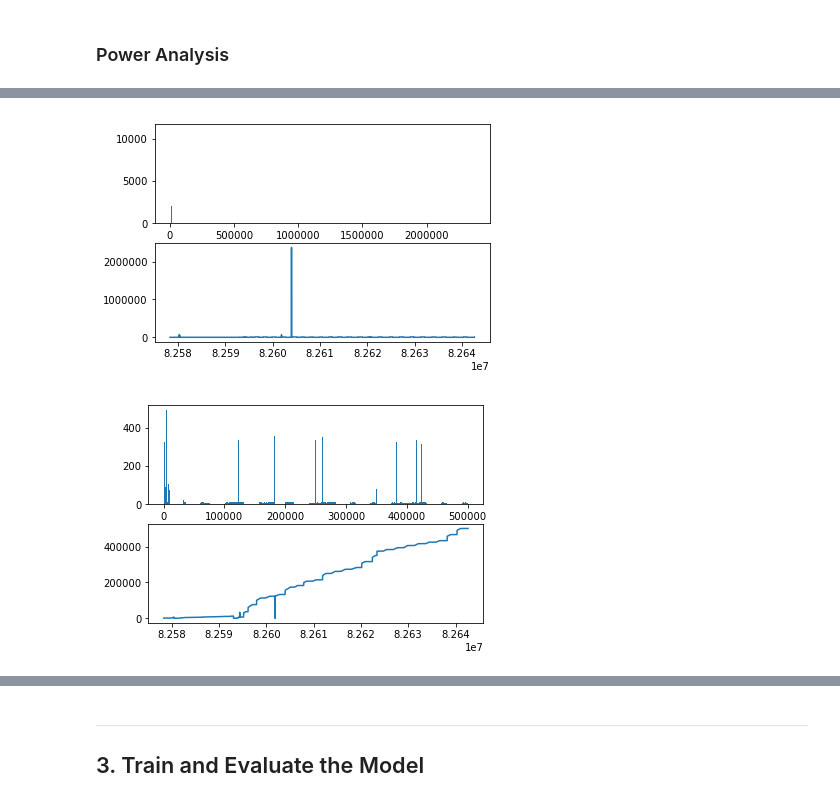
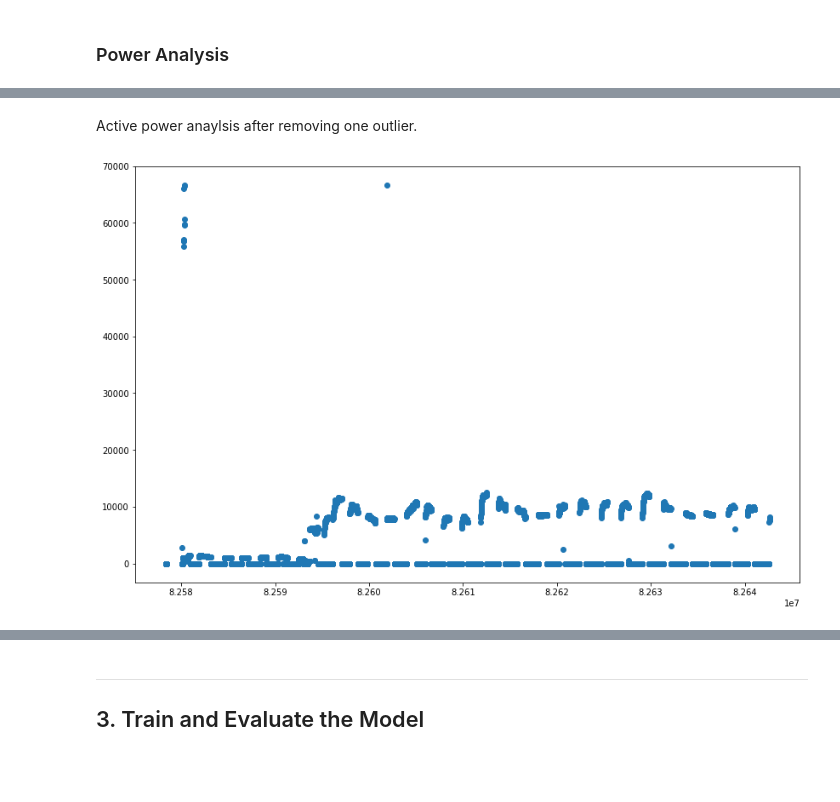
Before and after one commit to jadoonengr/BTS-Analysis, a Jupyter notebook: BTS-Analysis.ipynb, the cells around one changed output, grey strips where cells are left out. Drawn from its saved outputs; the diff is of its cells as text; code cells hidden in the pictures; blank space fills up the shorter version.

```diff
--- a/BTS-Analysis.ipynb
+++ b/BTS-Analysis.ipynb
@@ -41,6 +41,7 @@ import xgboost as xgb
 
 from IPython.display import SVG
 import matplotlib.pyplot as plt
+plt.rcParams["figure.figsize"] = [14,9]
 # %%
 # fix random seed for reproducibility
 seed = 7
@@ -122,16 +148,7 @@ plt.plot(temp2.SNo, temp2.ActPower);
-# %%
-plt.figure(1)
-plt.subplot(211)
-plt.hist(temp2.ActPower,bins=1000);
-plt.subplot(212)
-plt.plot(temp2.SNo, temp2.ActPower);
-# %% [output]
-[figure, removed]
-# %%
-plt.figure(1)
-plt.subplot(211)
-plt.hist(temp2.Energy,bins=1000);
-plt.subplot(212)
-plt.plot(temp2.SNo, temp2.Energy);
-# %% [output]
-[figure, removed]
+# %% [markdown]
+Active power anaylsis after removing one outlier.
+# %%
+y=temp2[temp2.ActPower<100000]
+plt.scatter(y.SNo,y.ActPower);
+# %% [output]
+[figure, added]
```
Also changed, not shown: parts of 12 cells of this notebook.
